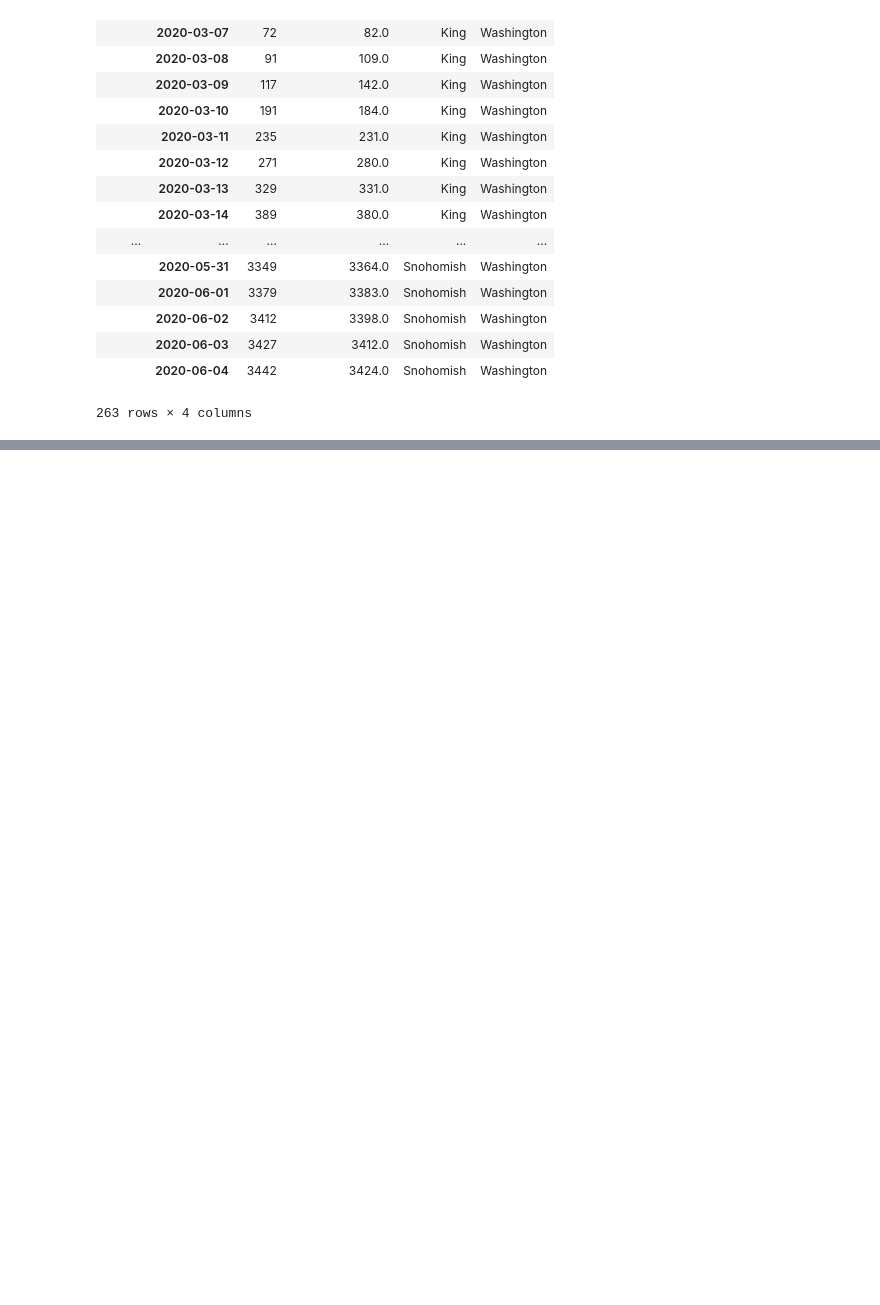
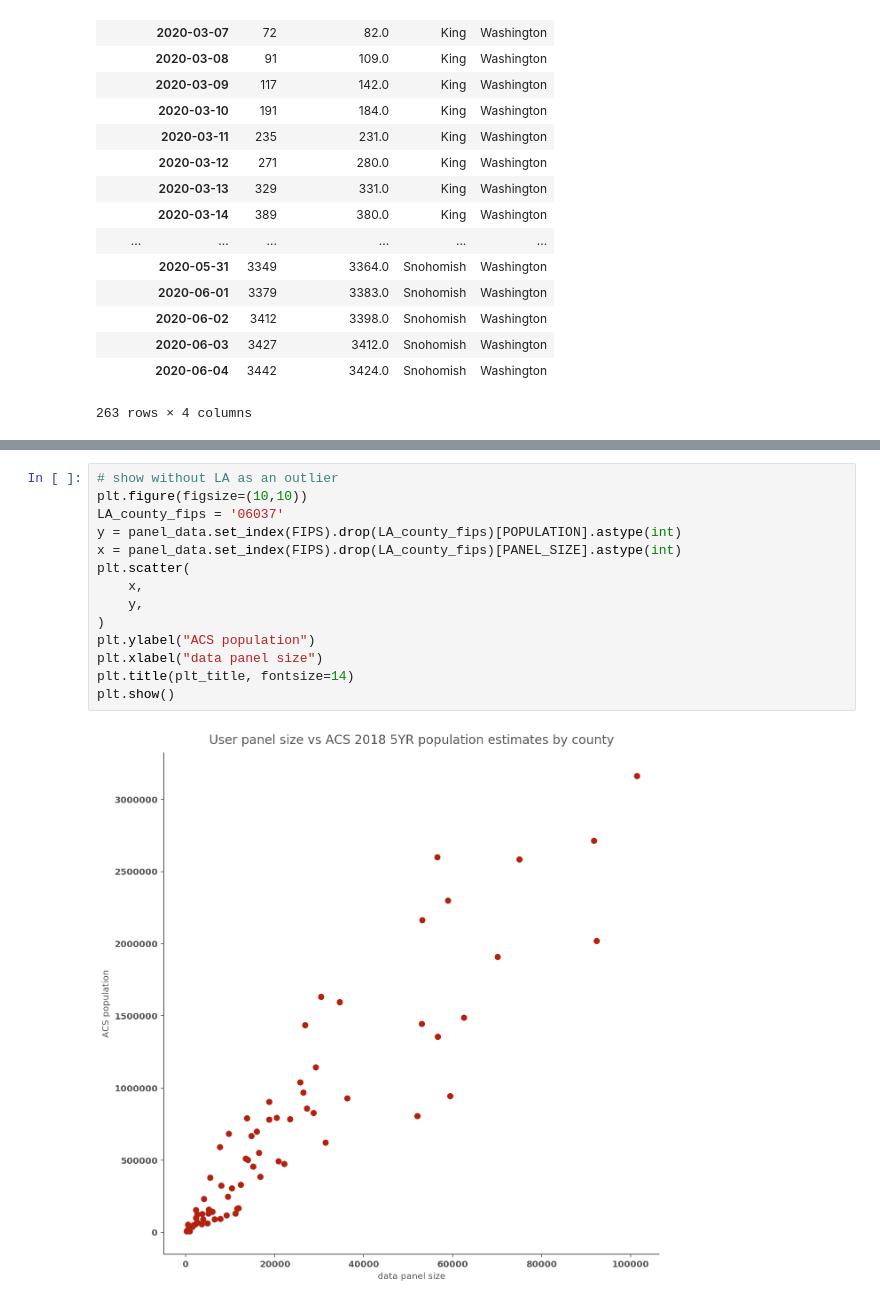
Before and after one commit to aberke/covid-19, a Jupyter notebook: cumulative cases data.ipynb, the cells around one changed output, grey strips where cells are left out. Cells and saved outputs as stored; diff of their text form; blank space fills up the shorter version.

```diff
--- a/cumulative cases data.ipynb
+++ b/cumulative cases data.ipynb
@@ -503,0 +687,16 @@ saved.
+# %%
+# show without LA as an outlier
+plt.figure(figsize=(10,10))
+LA_county_fips = '06037'
+y = panel_data.set_index(FIPS).drop(LA_county_fips)[POPULATION].astype(int)
+x = panel_data.set_index(FIPS).drop(LA_county_fips)[PANEL_SIZE].astype(int)
+plt.scatter(
+    x,
+    y,
+)
+plt.ylabel("ACS population")
+plt.xlabel("data panel size")
+plt.title(plt_title, fontsize=14)
+plt.show()
+# %% [output]
+[figure, added]
```
Also changed, not shown: parts of 31 cells of this notebook.
